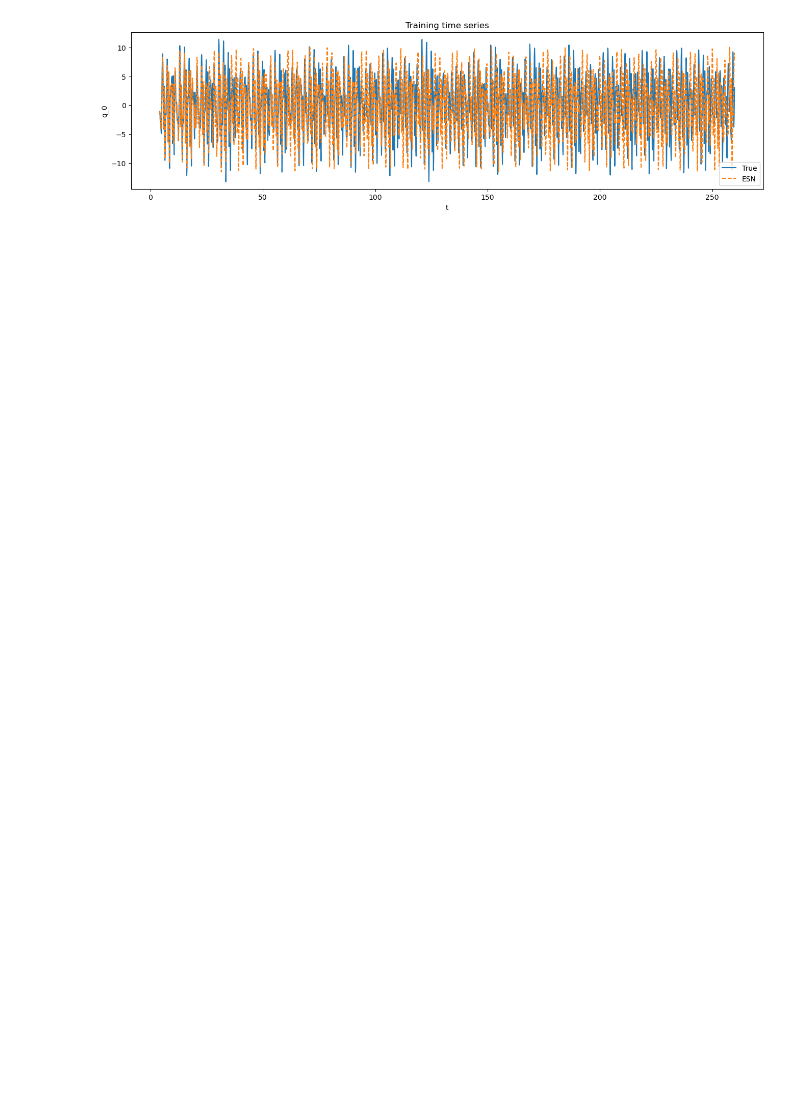
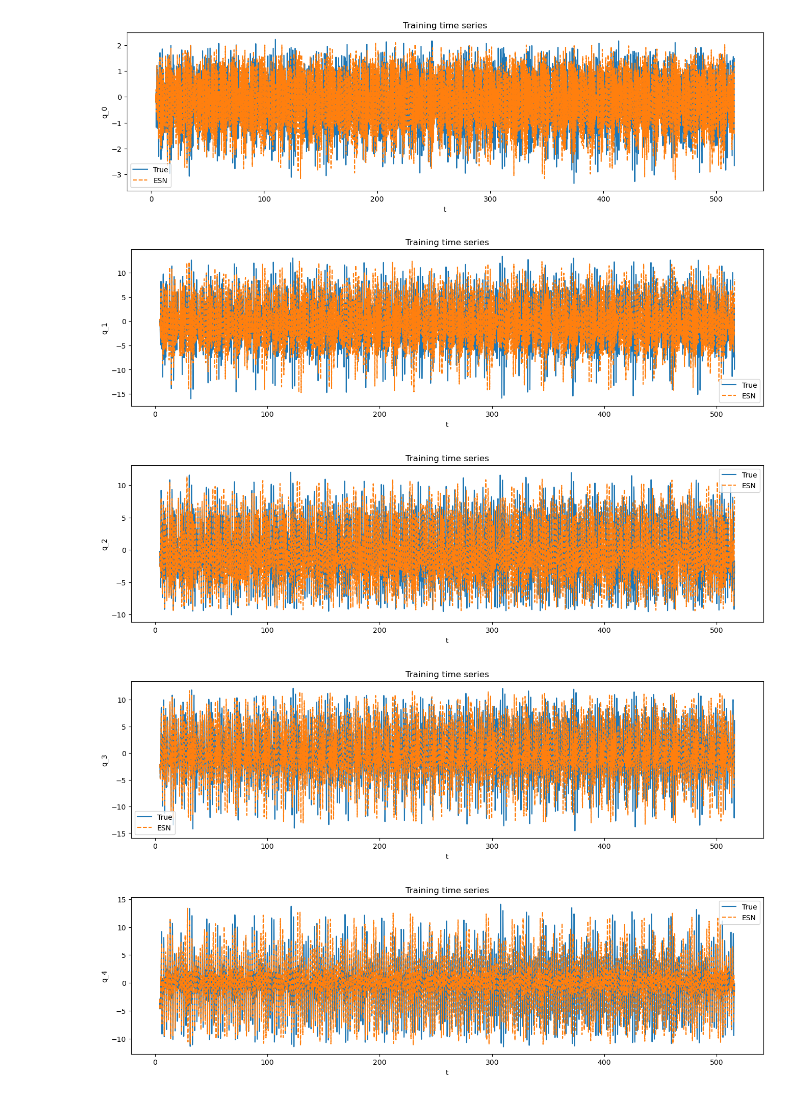
Before and after one commit to MagriLab/Adjoint-ESN, a Jupyter notebook: src/run.ipynb, the cells around one changed output. Cells and saved outputs as stored; diff of their text form; code cells hidden in the pictures; blank space fills up the shorter version.

```diff
--- a/src/run.ipynb
+++ b/src/run.ipynb
@@ -49,24 +45,25 @@ Running solver.
 # %%
 # load rijke system from data
-data_path = "data/rijke_kings_beta_7_tau_0_2_long.h5"
+data_path = "data/rijke_kings_beta_7_tau_0_2_long_fine.h5"
 data_dict = pp.read_h5(data_path)
 
 dt = 1e-1
 
 t_transient_len = data_dict["t_transient"]
 t_washout_len = 4
-t_train_len = 256
+t_train_len = 512
 t_val_len = 64
 
 data_dt = data_dict["t"][1]-data_dict["t"][0]
 upsample = int(np.round(dt/data_dt))
 
-pres = data_dict["P"][:,1:-1]
+grid_upsample = 8
+pres = data_dict["P"][:,1:-1:grid_upsample]
 pres_single = data_dict["P"][:,5][:,None]
 vel = data_dict["U"]
 pres_vel = np.hstack((data_dict["P"][:,1:-1],data_dict["U"]))
 
-U_sim = pres_single
+U_sim = pres
 t_sim = data_dict["t"]
 # %%
 # upsample
@@ -108,5 +105,5 @@ dim = U_sim.shape[1]
 print('System dimension: ', dim)
 my_ESN = ESN(reservoir_size = 1000, dimension = dim, reservoir_connectivity = 3,
                 input_scaling = 0.8, spectral_radius = 1.0,
-                leak_factor = 1.0, input_bias = input_bias)
+                leak_factor = 1.0, input_bias = input_bias, input_normalization = scale)
 # %% [output]
@@ -117,4 +115,4 @@ Input weights are rescaled with the new input scaling.
 Spectral radius is set to 1, set it separately if necessary.
 Reservoir weights are rescaled with the new spectral radius.
 # %%
-my_ESN.train(U_washout_train, U_train, Y_train, tikhonov = 1e-1, scale = scale)
+my_ESN.train(U_washout_train, U_train, Y_train, tikhonov = 1e-1)
@@ -121,16 +134,20 @@ my_ESN.train(U_washout_train, U_train, Y_train, tikhonov = 1e-1, scale = scale)
 # %%
-X_pred_train, Y_pred_train = my_ESN.closed_loop_with_washout(U_washout_train, N_t = N_train-1, scale = scale)
+X_pred_train, Y_pred_train = my_ESN.closed_loop_with_washout(U_washout_train, N_t = N_train-1)
 Y_pred_train = Y_pred_train[1:,:]
 # %%
 #my_lorenz63.t_lyap
-for j in range(1):
+for j in range(np.minimum(dim,5)):
     plt.figure(figsize=(16,4))
     plt.plot(t_train, Y_train[:,j])
     plt.plot(t_train, Y_pred_train[:,j],'--')
     plt.title("Training time series")
     plt.xlabel("t")
     plt.ylabel(f"q_{j}")
     plt.legend(["True", "ESN"])
 # %% [output]
-[figure, old version]
+[figure, new version]
+[figure, added]
+[figure, added]
+[figure, added]
+[figure, added]
 # %%
```
Also changed, not shown: parts of 21 cells of this notebook, 4 other files.
